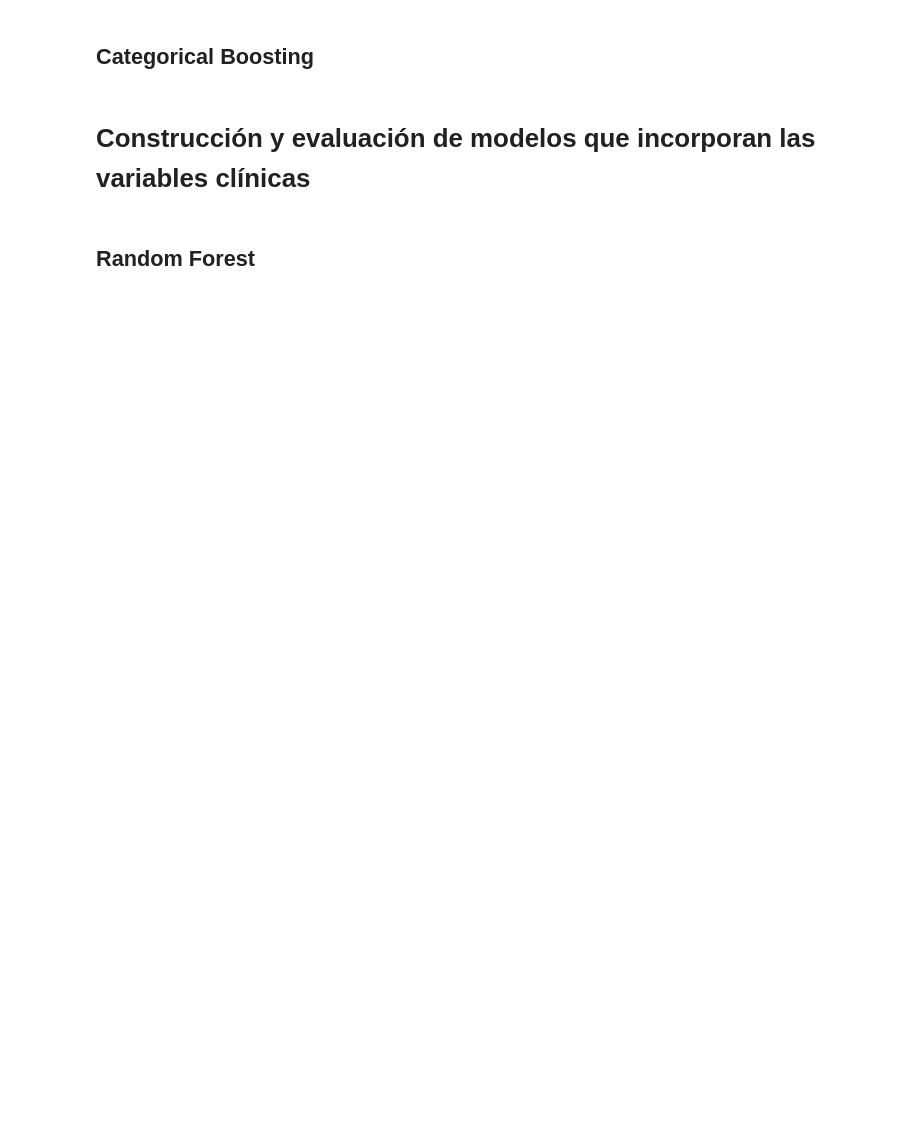
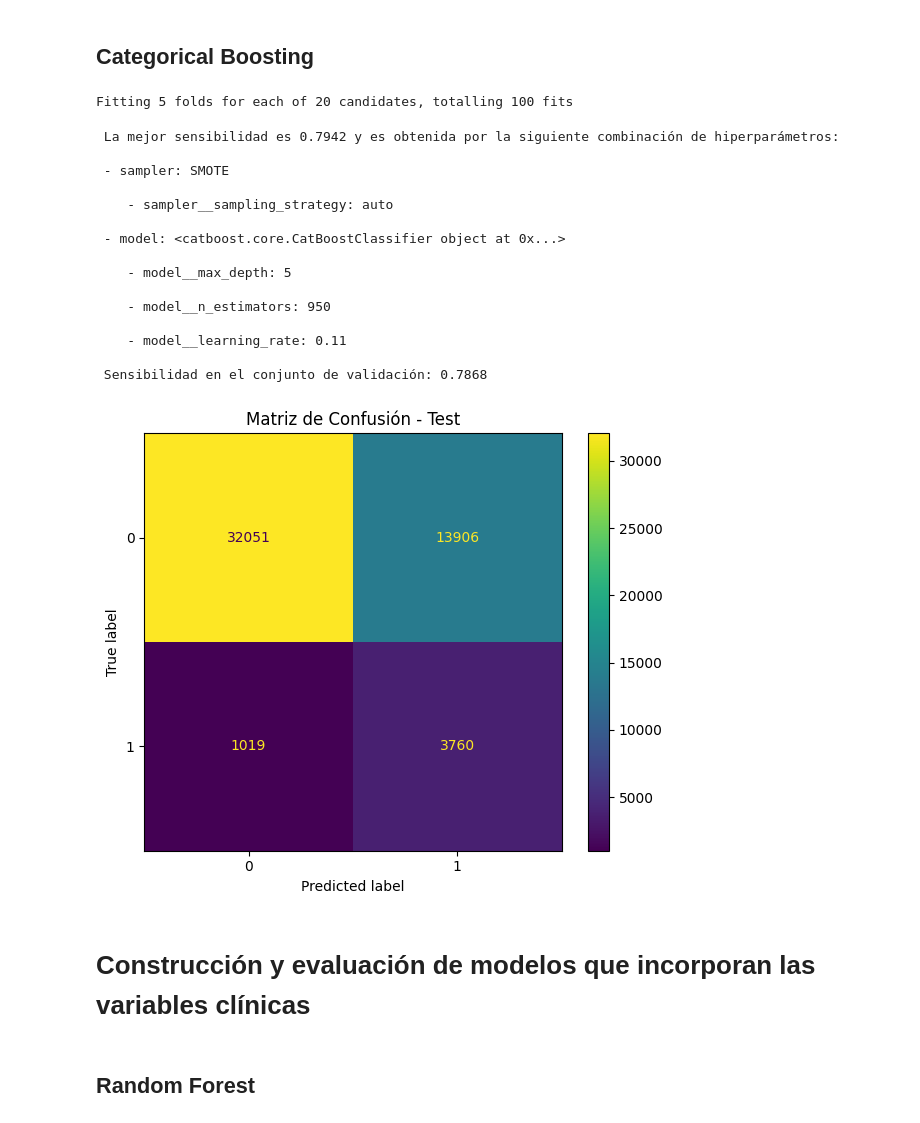
Before and after one commit to Raul-Ramirez-Barragan/Trabajo-de-Fin-de-Grado, a Jupyter notebook: TFG.ipynb, the cells around one changed output. Saved outputs shown, nothing was run; the diff lists cells and outputs as text; code cells hidden in the pictures; blank space fills up the shorter version.

```diff
--- a/TFG.ipynb
+++ b/TFG.ipynb
@@ -424,42 +630,60 @@ plt.show()
 categorical_autoevaluation_list = X_autoevaluation_train.select_dtypes(include=['category']).columns.tolist()
 
 pipeline = Pipeline(steps=[
-    ('sampler', SMOTE()),
-    ('model', CatBoostClassifier())
+    ('sampler', 'passthrough'),
+    ('model', CatBoostClassifier(random_state=100473899))
 ])
 
 param_grid = {
-    'sampler': [SMOTE(), NearMiss()],
+    'sampler': [SMOTE(random_state=100473899), NearMiss()],
     'sampler__sampling_strategy': ['auto', 0.7, 0.8],
-    'model': [CatBoostClassifier(verbose=0, cat_features=categorical_autoevaluation_list)],
+    'model': [CatBoostClassifier(verbose=0, cat_features=categorical_autoevaluation_list, random_state=100473899)],
     'model__max_depth': [3, 5, 7, 10],
     'model__n_estimators': np.arange(100, 1001, 50),
     'model__learning_rate': np.arange(0.01, 0.31, 0.05)
 }
 
 kf = KFold(n_splits=5, shuffle=True, random_state=100473899)
 random_search = RandomizedSearchCV(pipeline, param_distributions=param_grid, n_iter=20, cv=kf, scoring='recall', verbose=1, random_state=100473899, n_jobs=-1)
 random_search.fit(X_autoevaluation_train, y_autoevaluation_train)
 
 print("\n",f"La mejor sensibilidad es {random_search.best_score_:.4f} y es obtenida por la siguiente combinación de hiperparámetros:")
 print("\n",f"- sampler: {type(random_search.best_params_['sampler']).__name__}")
 print("\n",f"   - {'sampler__sampling_strategy':}: {random_search.best_params_['sampler__sampling_strategy']}")
 print("\n",f"- {'model':}: {random_search.best_params_['model']}")
 print("\n",f"   - {'model__max_depth':}: {random_search.best_params_['model__max_depth']}")
 print("\n",f"   - {'model__n_estimators':}: {random_search.best_params_['model__n_estimators']}")
 print("\n",f"   - {'model__learning_rate':}: {random_search.best_params_['model__learning_rate']}")
 
 best_autoevaluation_model = random_search.best_estimator_
 y_autoevaluation_pred = best_autoevaluation_model.predict(X_autoevaluation_test)
 recall_test = recall_score(y_autoevaluation_test, y_autoevaluation_pred)
 print("\n",f"Sensibilidad en el conjunto de validación: {recall_test:.4f}","\n")
 
 cm_test = confusion_matrix(y_autoevaluation_test, y_autoevaluation_pred)
 fig, ax = plt.subplots(figsize=(6, 5))
 ConfusionMatrixDisplay(cm_test).plot(ax=ax)
 ax.set_title("Matriz de Confusión - Test")
 plt.tight_layout()
 plt.show()
+# %% [output]
+Fitting 5 folds for each of 20 candidates, totalling 100 fits
+ La mejor sensibilidad es 0.7942 y es obtenida por la siguiente combinación de hiperparámetros:
+
+ - sampler: SMOTE
+
+    - sampler__sampling_strategy: auto
+
+ - model: <catboost.core.CatBoostClassifier object at 0x...>
+
+    - model__max_depth: 5
+
+    - model__n_estimators: 950
+
+    - model__learning_rate: 0.11
+
+ Sensibilidad en el conjunto de validación: 0.7868
+[figure, added]
 # %% [markdown]
 # Construcción y evaluación de modelos que incorporan las variables clínicas
 # %%
```
Also changed, not shown: parts of 23 cells of this notebook.
